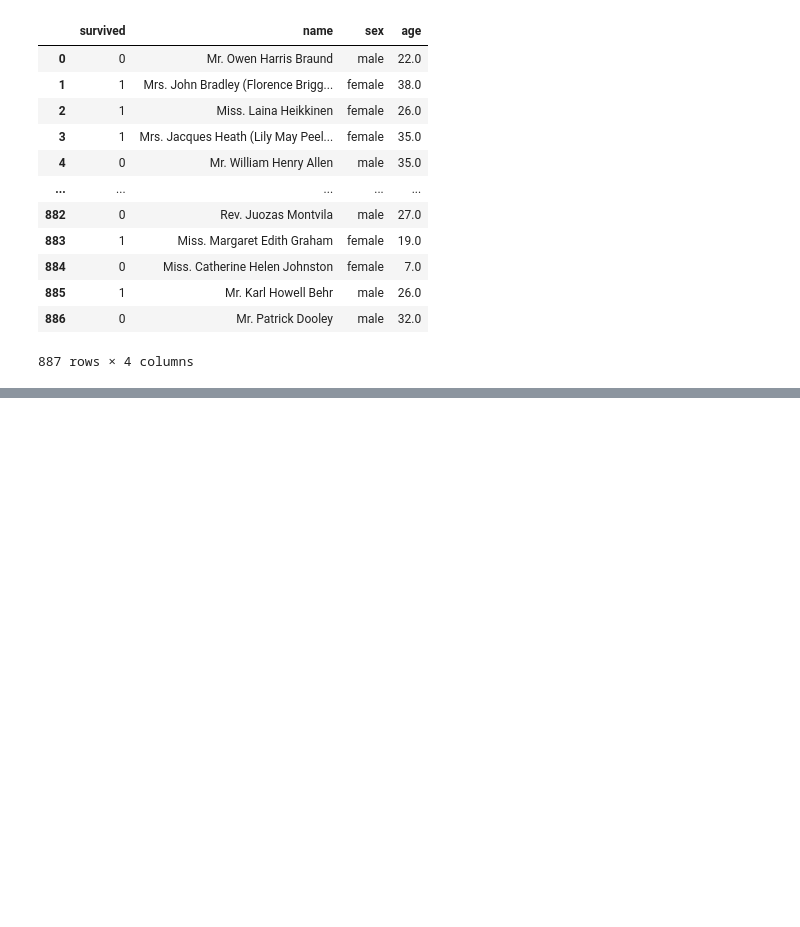
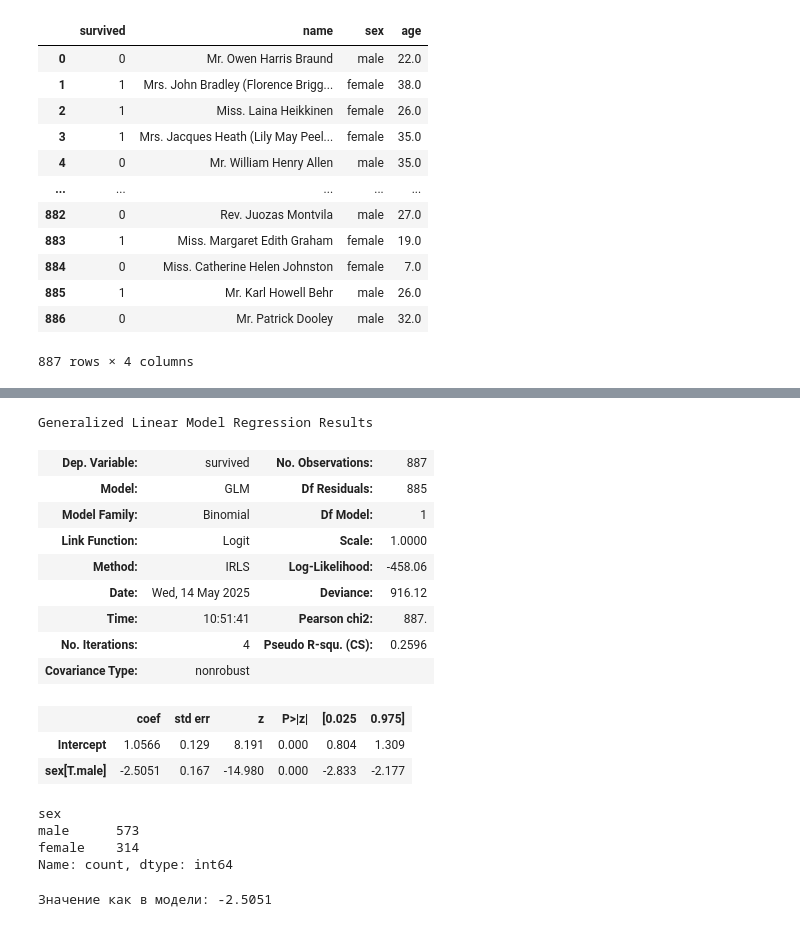
Before and after one commit to AlexTmbMifi/ML-Projects.-Statistics, a Jupyter notebook: LogisticRegression.ipynb, the cells around one changed output, grey strips where cells are left out. Cells and saved outputs as stored; diff of their text form; code cells hidden in the pictures; blank space fills up the shorter version.

```diff
--- a/LogisticRegression.ipynb
+++ b/LogisticRegression.ipynb
@@ -85,0 +103,35 @@ Generalized Linear Model Regression Results
+# %%
+# Модель с одним предиктором
+glmm_binom2 = smf.glm('survived ~ sex', data = df, family = sm.families.Binomial())
+model = glmm_binom2.fit()
+model.summary()
+# %% [output]
+Generalized Linear Model Regression Results
+| Dep. Variable: | survived | No. Observations: | 887 |
+| Model: | GLM | Df Residuals: | 885 |
+| Model Family: | Binomial | Df Model: | 1 |
+| Link Function: | Logit | Scale: | 1.0000 |
+| Method: | IRLS | Log-Likelihood: | -458.06 |
+| Date: | Wed, 14 May 2025 | Deviance: | 916.12 |
+| Time: | 10:51:41 | Pearson chi2: | 887. |
+| No. Iterations: | 4 | Pseudo R-squ. (CS): | 0.2596 |
+| Covariance Type: | nonrobust |  |  |
+|  | coef | std err | z | P>|z| | [0.025 | 0.975] |
+| Intercept | 1.0566 | 0.129 | 8.191 | 0.000 | 0.804 | 1.309 |
+| sex[T.male] | -2.5051 | 0.167 | -14.980 | 0.000 | -2.833 | -2.177 |
+# %%
+print(df.sex.value_counts())
+df1 = df.groupby(['survived','sex']).aggregate({'sex':'count'})
+# %% [output]
+sex
+male      573
+female    314
+Name: count, dtype: int64
+# %%
+odd_female = df1.sex[1,'female']/df1.sex[0, 'female']
+odd_male = df1.sex[1,'male']/df1.sex[0, 'male']
+print('Значение как в модели:', round(np.log(odd_male/odd_female),4)) # относительное значение шансов мужчин и женщин.
+# Поэтому нета смысла хранить два столбика
+# ln(odds) = bo + b1*x
+# %% [output]
+Значение как в модели: -2.5051
```
Also changed, not shown: parts of 4 cells of this notebook.
